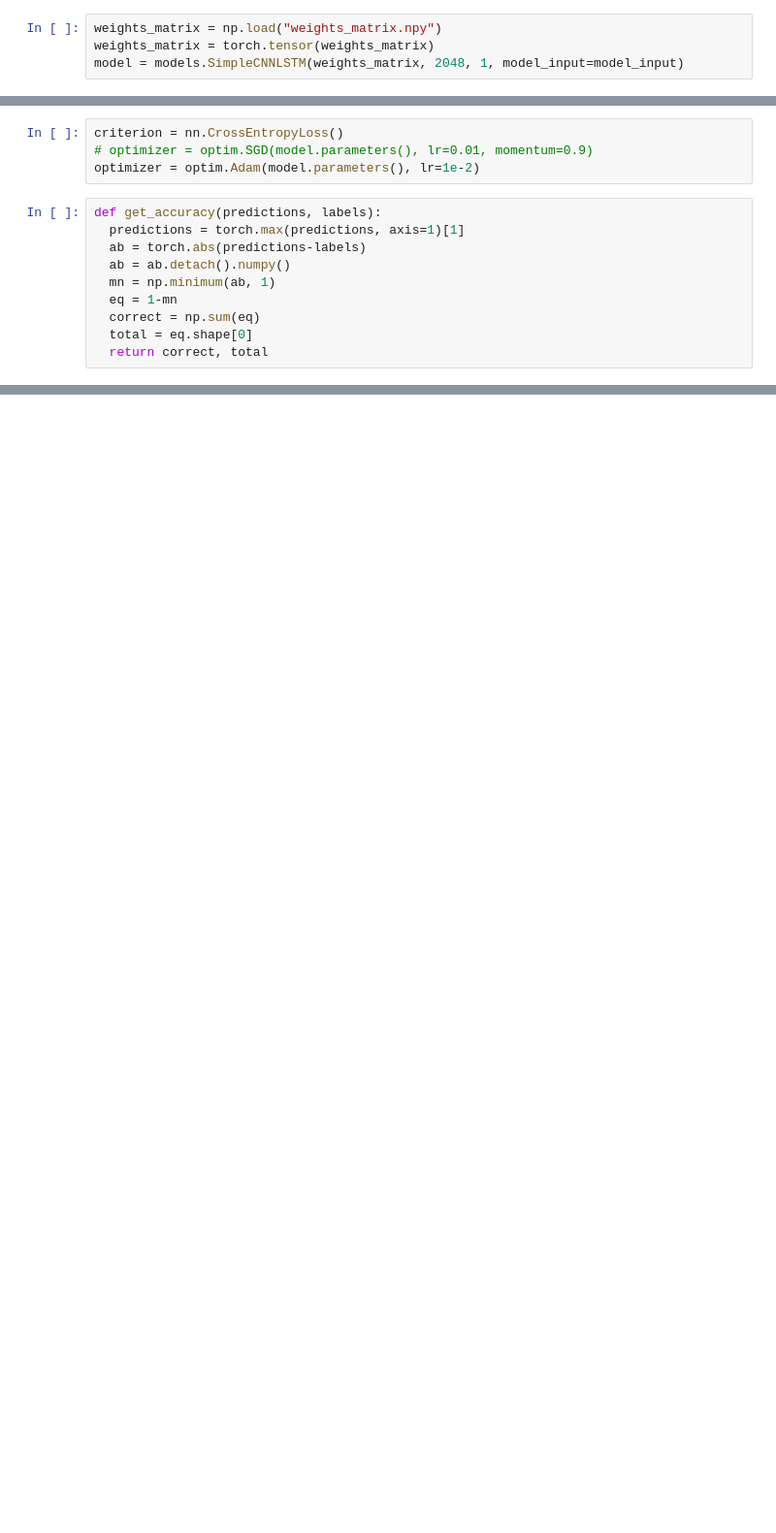
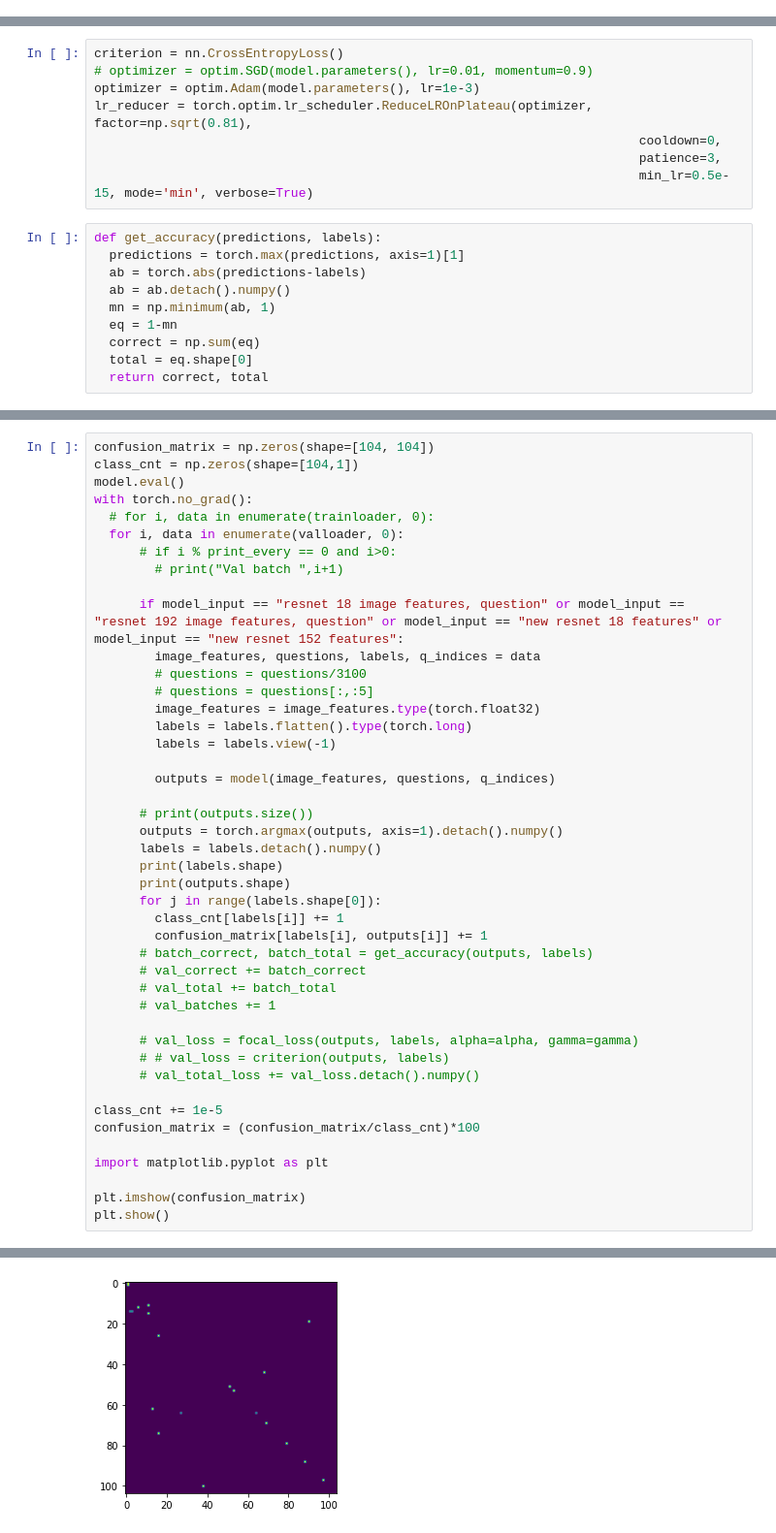
Before and after one commit to DivyanshRoy/CS7650-project-vqa, a Jupyter notebook: Trainer.ipynb, the cells around one changed output, grey strips where cells are left out. Shown at 97% size. Cells and saved outputs as stored; diff of their text form; blank space fills up the shorter version.

```diff
--- a/Trainer.ipynb
+++ b/Trainer.ipynb
@@ -87,6 +440,2 @@ valloader = torch.utils.data.DataLoader(valset, batch_size=batch_size, shuffle=T
 # %% [markdown]
 #### Choose model
-# %%
-weights_matrix = np.load("weights_matrix.npy")
-weights_matrix = torch.tensor(weights_matrix)
-model = models.SimpleCNNLSTM(weights_matrix, 2048, 1, model_input=model_input)
@@ -95,7 +498,11 @@ model = models.SimpleCNNLSTM(weights_matrix, 2048, 1, model_input=model_input)
 # %%
 criterion = nn.CrossEntropyLoss()
 # optimizer = optim.SGD(model.parameters(), lr=0.01, momentum=0.9)
-optimizer = optim.Adam(model.parameters(), lr=1e-2)
+optimizer = optim.Adam(model.parameters(), lr=1e-3)
+lr_reducer = torch.optim.lr_scheduler.ReduceLROnPlateau(optimizer, factor=np.sqrt(0.81),
+                                                                        cooldown=0,
+                                                                        patience=3,
+                                                                        min_lr=0.5e-15, mode='min', verbose=True)
 # %%
 def get_accuracy(predictions, labels):
   predictions = torch.max(predictions, axis=1)[1]
@@ -222 +724,46 @@ Epoch:  44  Loss:  32.977632999420166  Train-Accuracy:  0.32513469196533146  Val
 KeyboardInterrupt: ignored
+# %%
+confusion_matrix = np.zeros(shape=[104, 104])
+class_cnt = np.zeros(shape=[104,1])
+model.eval()
+with torch.no_grad():
+  # for i, data in enumerate(trainloader, 0):
+  for i, data in enumerate(valloader, 0):
+      # if i % print_every == 0 and i>0:
+        # print("Val batch ",i+1)
+
+      if model_input == "resnet 18 image features, question" or model_input == "resnet 192 image features, question" or model_input == "new resnet 18 features" or model_input == "new resnet 152 features":
+        image_features, questions, labels, q_indices = data
+        # questions = questions/3100
+        # questions = questions[:,:5]
+        image_features = image_features.type(torch.float32)
+        labels = labels.flatten().type(torch.long)
+        labels = labels.view(-1)
+
+        outputs = model(image_features, questions, q_indices)
+
+      # print(outputs.size())
+      outputs = torch.argmax(outputs, axis=1).detach().numpy()
+      labels = labels.detach().numpy()
+      print(labels.shape)
+      print(outputs.shape)
+      for j in range(labels.shape[0]):
+        class_cnt[labels[i]] += 1
+        confusion_matrix[labels[i], outputs[i]] += 1
+      # batch_correct, batch_total = get_accuracy(outputs, labels)
+      # val_correct += batch_correct
+      # val_total += batch_total
+      # val_batches += 1
+
+      # val_loss = focal_loss(outputs, labels, alpha=alpha, gamma=gamma)
+      # # val_loss = criterion(outputs, labels)
+      # val_total_loss += val_loss.detach().numpy()
+
+class_cnt += 1e-5
+confusion_matrix = (confusion_matrix/class_cnt)*100
+
+import matplotlib.pyplot as plt
+
+plt.imshow(confusion_matrix)
+plt.show()
+# %% [output]
@@ -222,0 +787 @@ KeyboardInterrupt: ignored
+[figure, added]
```
Also changed, not shown: parts of 39 cells of this notebook.
